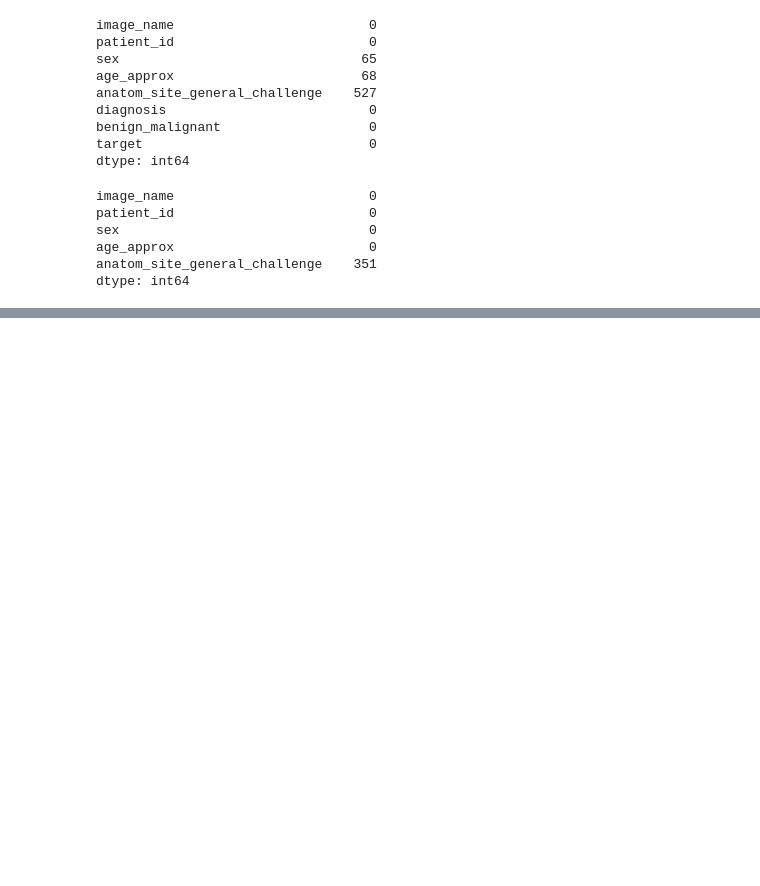
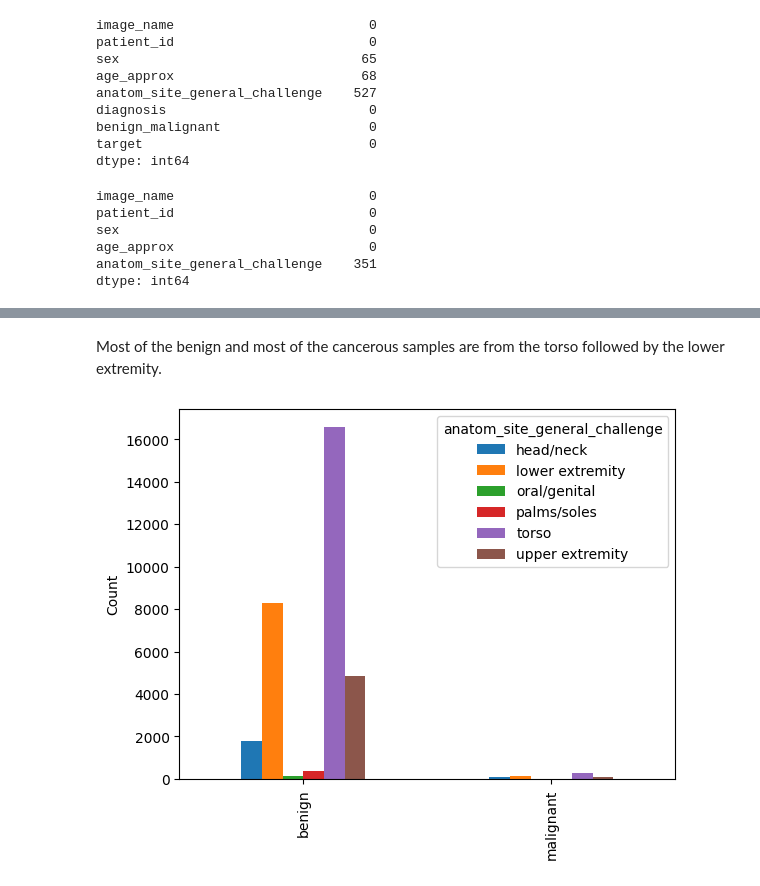
Before and after one commit to lindsaystrong7/6600_Final_Project, a Jupyter notebook: eda.ipynb, the cells around one changed output, grey strips where cells are left out. Cells and saved outputs as stored; diff of their text form; code cells hidden in the pictures; blank space fills up the shorter version.

```diff
--- a/eda.ipynb
+++ b/eda.ipynb
@@ -204,0 +225,3 @@ dtype: int64
+# %%
+body_cancer_counts = train_data.groupby("anatom_site_general_challenge")['benign_malignant'].value_counts().reset_index(name='Count')
+body_cancer_counts.head()
@@ -204,0 +235,11 @@ dtype: int64
+# %% [markdown]
+Most of the benign and most of the cancerous samples are from the torso followed by the lower extremity.
+# %%
+pivot_df = body_cancer_counts.pivot(index='benign_malignant', columns='anatom_site_general_challenge', values='Count')
+
+pivot_df.plot(kind='bar', stacked=False)
+plt.ylabel('Count')
+plt.xlabel('')
+plt.show()
+# %% [output]
+[figure, added]
```
Also changed, not shown: parts of 9 cells of this notebook.
